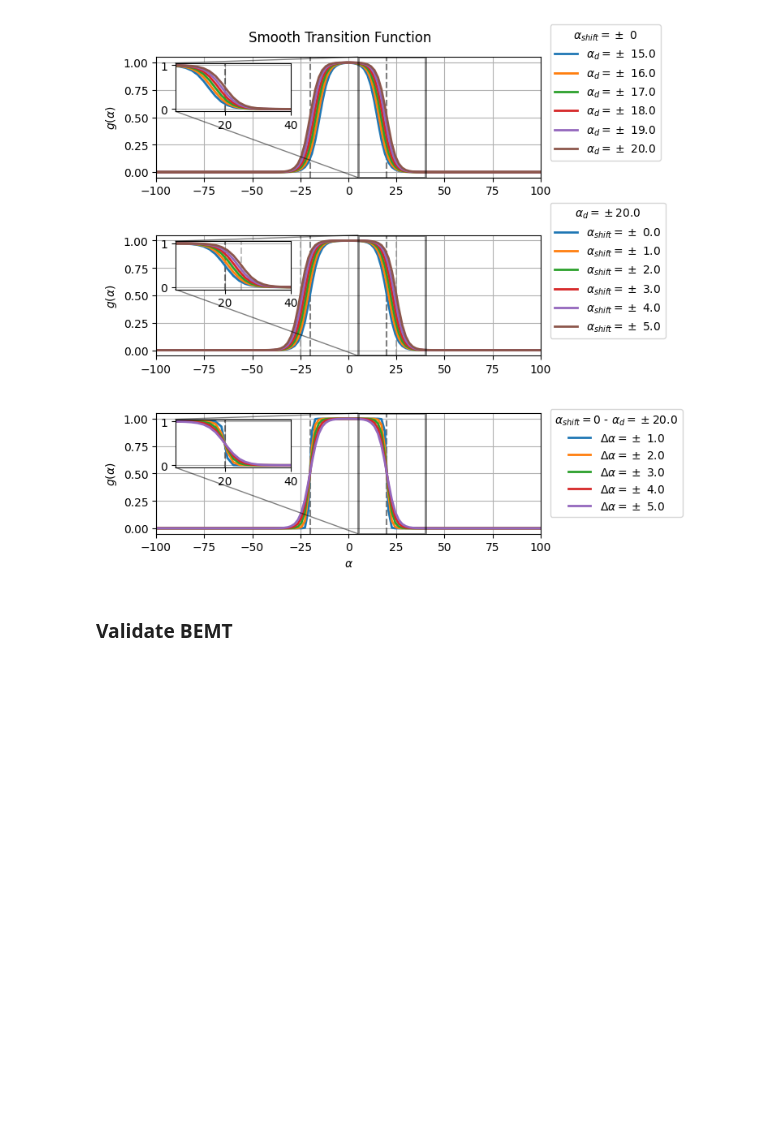
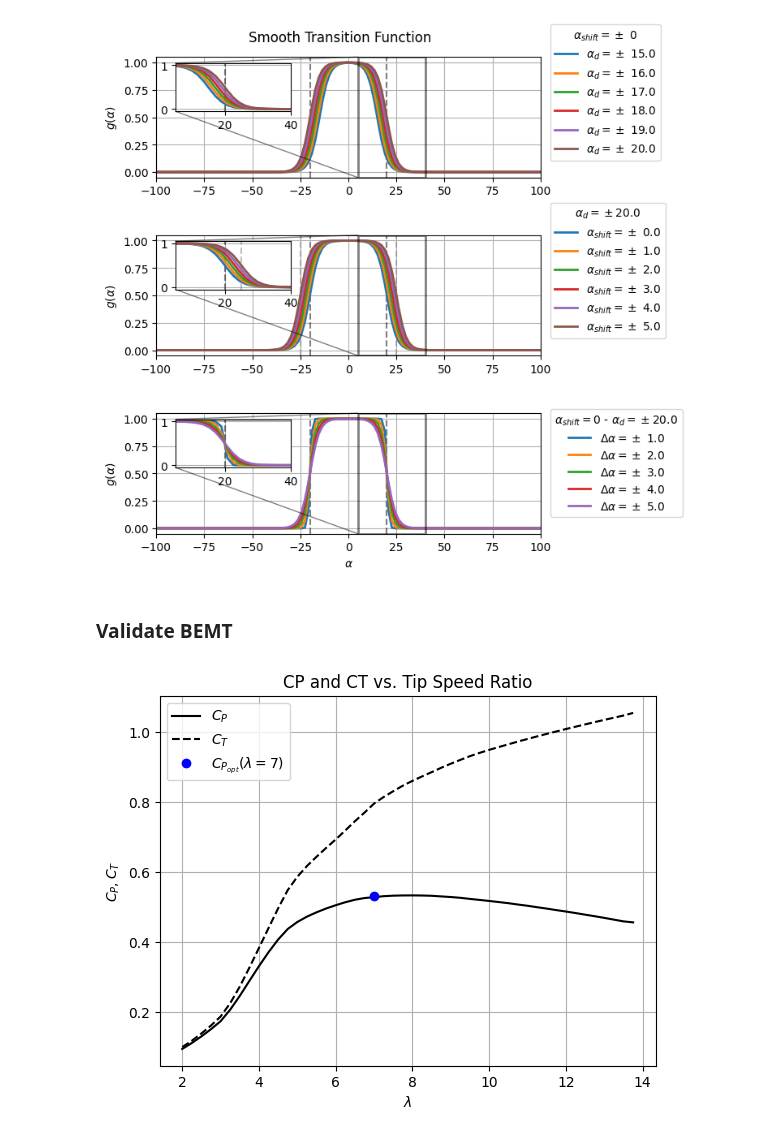
Before and after one commit to Widmark-Kaue/BEMT, a Jupyter notebook: case.ipynb, the cells around one changed output. Cells and saved outputs as stored; diff of their text form; code cells hidden in the pictures; blank space fills up the shorter version.

```diff
--- a/case.ipynb
+++ b/case.ipynb
@@ -230,0 +238,21 @@ plt.show()
+# %%
+rotor = Rotor(number_of_blades=2, number_of_sections=100, tip_speed_ratio=7, airfoil_name='s834', tip_correction_model='')
+rotor.load_airfoil_prop(plot=False)
+rotor.blade_design(r_R0=0.3, plot=False)
+
+# Without Drag losses and tip correction
+results = bemt(rotor=rotor, TSR=np.arange(2, 14, 0.25), iter=500, tol=1e-3, tip_correction_model='', Cd_null=True)
+# %%
+plt.plot(results.TSR, results.CP, 'k', label = r'$C_P$')
+plt.plot(results.TSR, results.CT, 'k--', label = r'$C_T$')
+plt.plot(rotor.tip_speed_ratio, rotor.CP_opt, 'bo', label = r'$C_{P_{opt}}(\lambda = 7)$')
+
+plt.title('CP and CT vs. Tip Speed Ratio')
+plt.xlabel(r'$\lambda$')
+plt.ylabel(r'$C_P, C_T$')
+
+plt.grid()
+plt.legend()
+plt.show()
+# %% [output]
+[figure, added]
```
Also changed, not shown: parts of 8 cells of this notebook.
